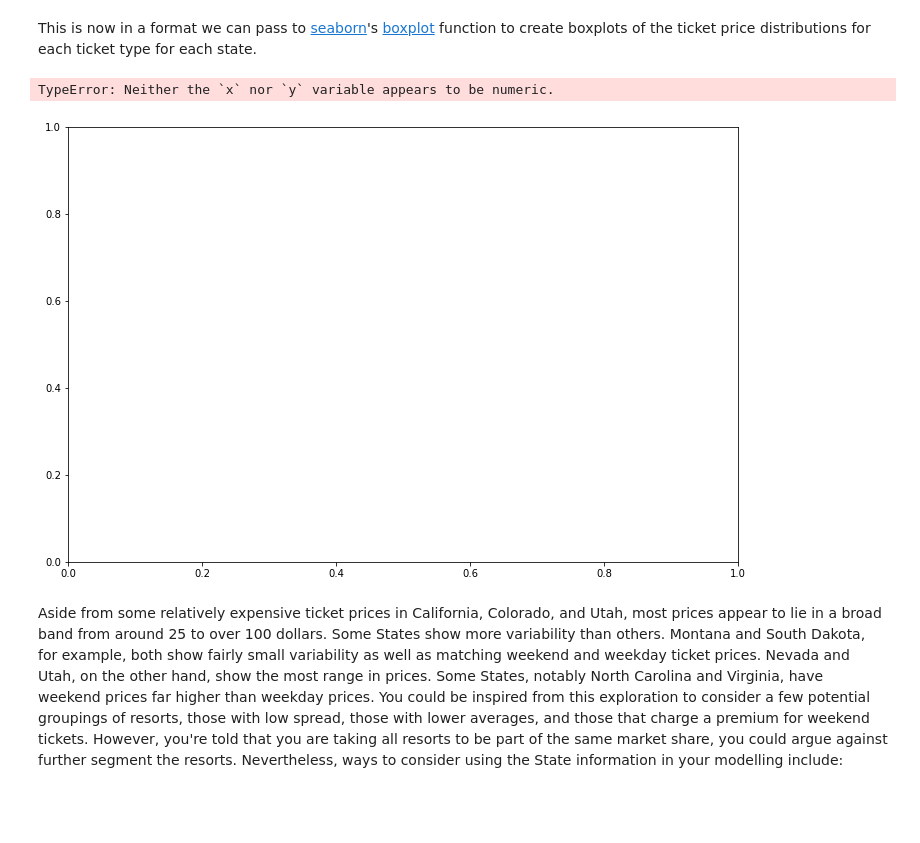
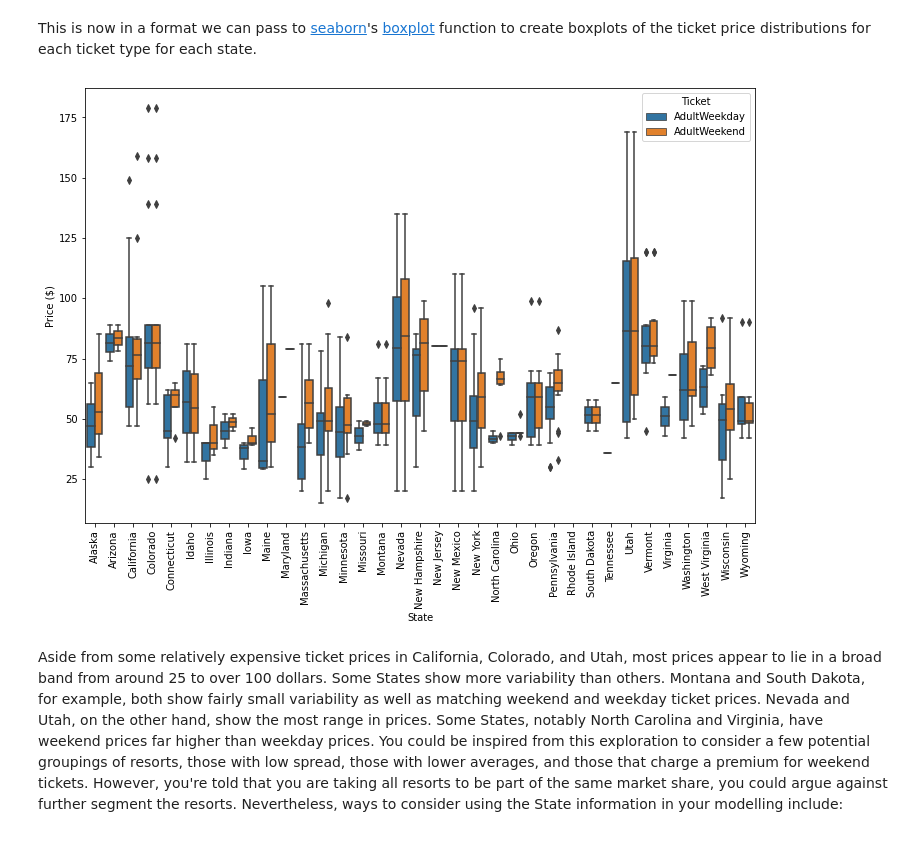
Before and after one commit to linah73/DataScienceGuidedCapstone, a Jupyter notebook: Notebooks/02_data_wrangling.ipynb, the cells around one changed output. Cells and saved outputs as stored; diff of their text form; code cells hidden in the pictures; blank space fills up the shorter version.

```diff
--- a/Notebooks/02_data_wrangling.ipynb
+++ b/Notebooks/02_data_wrangling.ipynb
@@ -414,9 +414,9 @@ Next, you can transform the data into a single column for price with a new categ
 #name the weekday/weekend indicator column 'Ticket' via the `var_name` argument
 ticket_prices = pd.melt(ski_data[['state', 'AdultWeekday', 'AdultWeekend']],
                         id_vars='state',
-                        var_name='Price',
+                        var_name='Ticket',
                         value_vars=['AdultWeekday', 'AdultWeekend'],
-                        value_name='Ticket')
+                        value_name='Price')
 # %%
 ticket_prices.head()
 # %% [output]
@@ -431,16 +431,15 @@ This is now in a format we can pass to [seaborn](https://seaborn.pydata.org/)'s
 # %%
 #Code task 16#
 #Create a seaborn boxplot of the ticket price dataframe we created above,
 #with 'state' on the x-axis, 'Price' as the y-value, and a hue that indicates 'Ticket'
 #This will use boxplot's x, y, hue, and data arguments.
 plt.subplots(figsize=(12, 8))
-sns.boxplot(x="state", y="Price", hue="Ticket", data=ticket_prices)
+sns.boxplot(x=ticket_prices["state"], y=ticket_prices["Price"], hue="Ticket", data=ticket_prices)
 plt.xticks(rotation='vertical')
 plt.ylabel('Price ($)')
 plt.xlabel('State');
 # %% [output]
-TypeError: Neither the `x` nor `y` variable appears to be numeric.
-[figure, old version]
+[figure, new version]
 # %% [markdown]
 Aside from some relatively expensive ticket prices in California, Colorado, and Utah, most prices appear to lie in a broad band from around 25 to over 100 dollars. Some States show more variability than others. Montana and South Dakota, for example, both show fairly small variability as well as matching weekend and weekday ticket prices. Nevada and Utah, on the other hand, show the most range in prices. Some States, notably North Carolina and Virginia, have weekend prices far higher than weekday prices. You could be inspired from this exploration to consider a few potential groupings of resorts, those with low spread, those with lower averages, and those that charge a premium for weekend tickets. However, you're told that you are taking all resorts to be part of the same market share, you  could argue against further segment the resorts. Nevertheless, ways to consider using the State information in your modelling include:
 
```
Also changed, not shown: parts of 41 cells of this notebook.
